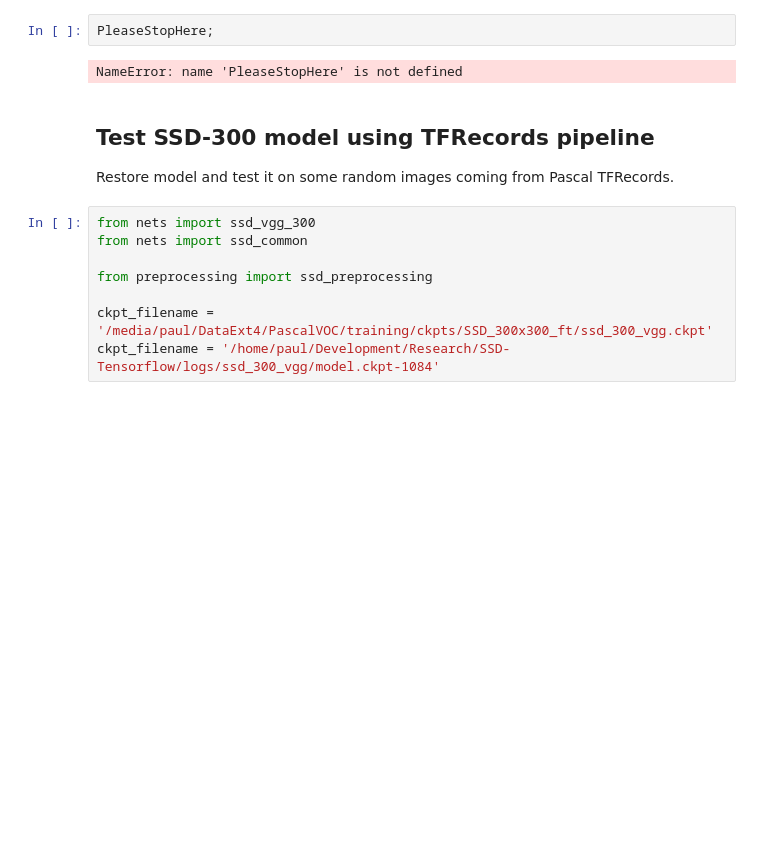
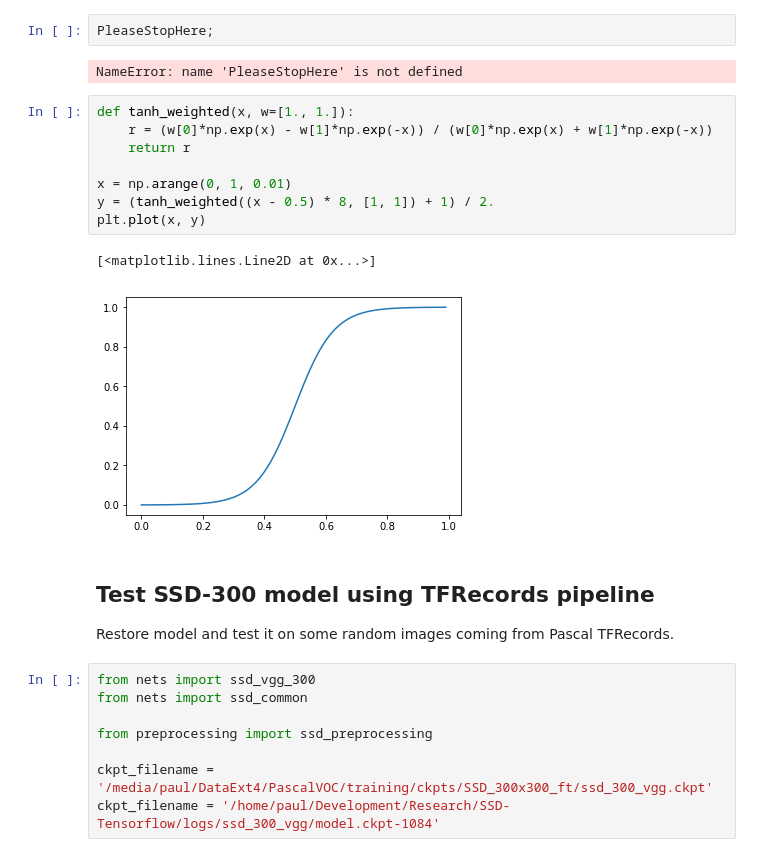
Before and after one commit to balancap/SDC-Vehicle-Detection, a Jupyter notebook: notebooks/ssd_kitti_tests.ipynb, the cells around one changed output. Cells and saved outputs as stored; diff of their text form; blank space fills up the shorter version.

```diff
--- a/notebooks/ssd_kitti_tests.ipynb
+++ b/notebooks/ssd_kitti_tests.ipynb
@@ -216,6 +214,17 @@ True
 PleaseStopHere;
 # %% [output]
 NameError: name 'PleaseStopHere' is not defined
+# %%
+def tanh_weighted(x, w=[1., 1.]):
+    r = (w[0]*np.exp(x) - w[1]*np.exp(-x)) / (w[0]*np.exp(x) + w[1]*np.exp(-x))
+    return r
+
+x = np.arange(0, 1, 0.01)
+y = (tanh_weighted((x - 0.5) * 8, [1, 1]) + 1) / 2.
+plt.plot(x, y)
+# %% [output]
+[<matplotlib.lines.Line2D at 0x...>]
+[figure, added]
 # %% [markdown]
 ## Test SSD-300 model using TFRecords pipeline
 
```
Also changed, not shown: parts of 3 cells of this notebook, 3 other files.
